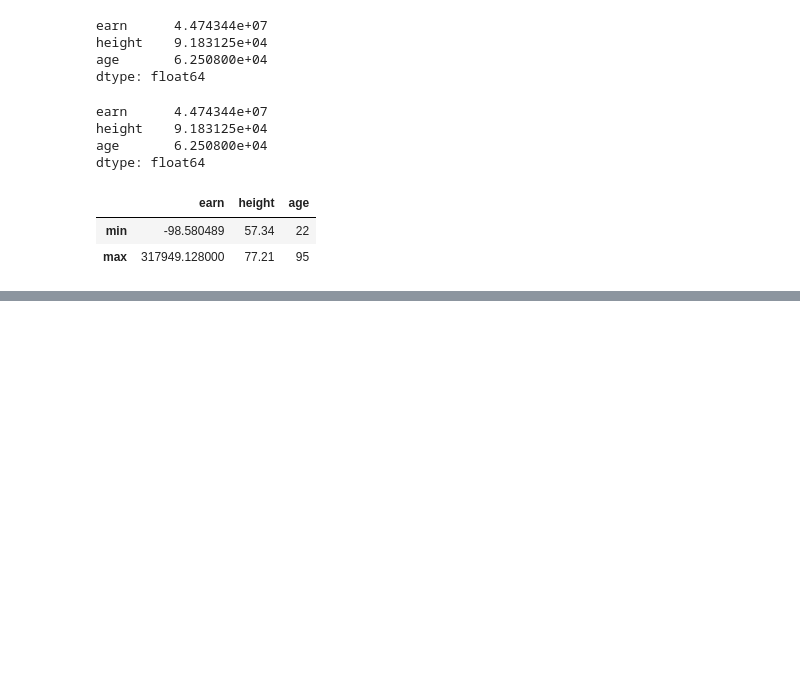
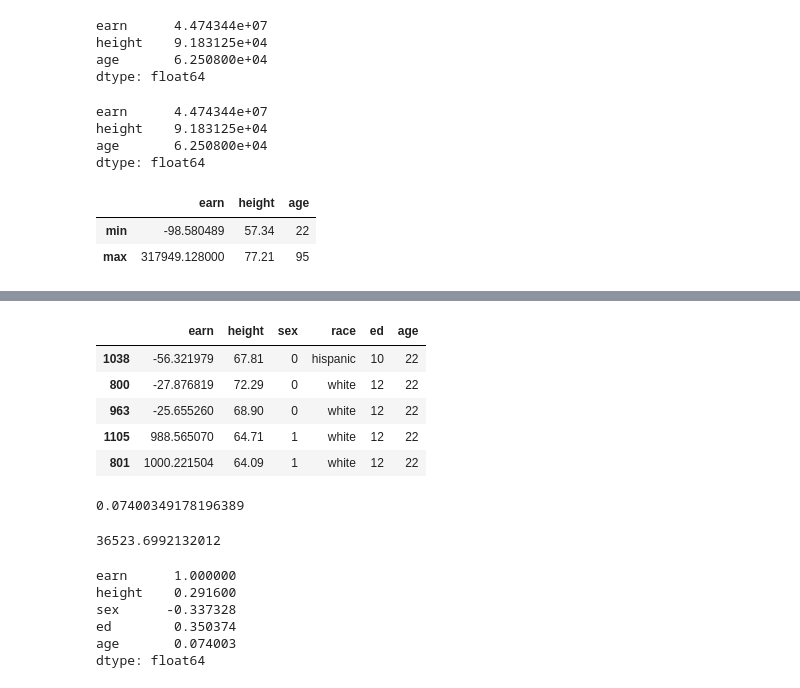
Before and after one commit to gih0109/AI-study, a Jupyter notebook: boostcourse/AI Tech pre-course/Pandas_1_2.ipynb, the cells around one changed output, grey strips where cells are left out. Saved outputs shown, nothing was run; the diff lists cells and outputs as text; code cells hidden in the pictures; blank space fills up the shorter version.

```diff
--- a/boostcourse/AI Tech pre-course/Pandas_1_2.ipynb
+++ b/boostcourse/AI Tech pre-course/Pandas_1_2.ipynb
@@ -559,0 +707,9 @@ df_info.apply(f)
+# %%
+df.sort_values(["age", "earn"], ascending=True).head() # ascending : 오름차순
+# %% [output]
+|  | earn | height | sex | race | ed | age |
+| 1038 | -56.321979 | 67.81 | 0 | hispanic | 10 | 22 |
+| 800 | -27.876819 | 72.29 | 0 | white | 12 | 22 |
+| 963 | -25.655260 | 68.90 | 0 | white | 12 | 22 |
+| 1105 | 988.565070 | 64.71 | 1 | white | 12 | 22 |
+| 801 | 1000.221504 | 64.09 | 1 | white | 12 | 22 |
@@ -559,0 +721,17 @@ df_info.apply(f)
+# %%
+df.age.corr(df.earn)
+# %% [output]
+0.07400349178196389
+# %%
+df.age.cov(df.earn) # 공분산
+# %% [output]
+36523.6992132012
+# %%
+df.corrwith(df.earn)
+# %% [output]
+earn      1.000000
+height    0.291600
+sex      -0.337328
+ed        0.350374
+age       0.074003
+dtype: float64
```
Also changed, not shown: parts of 21 cells of this notebook.
